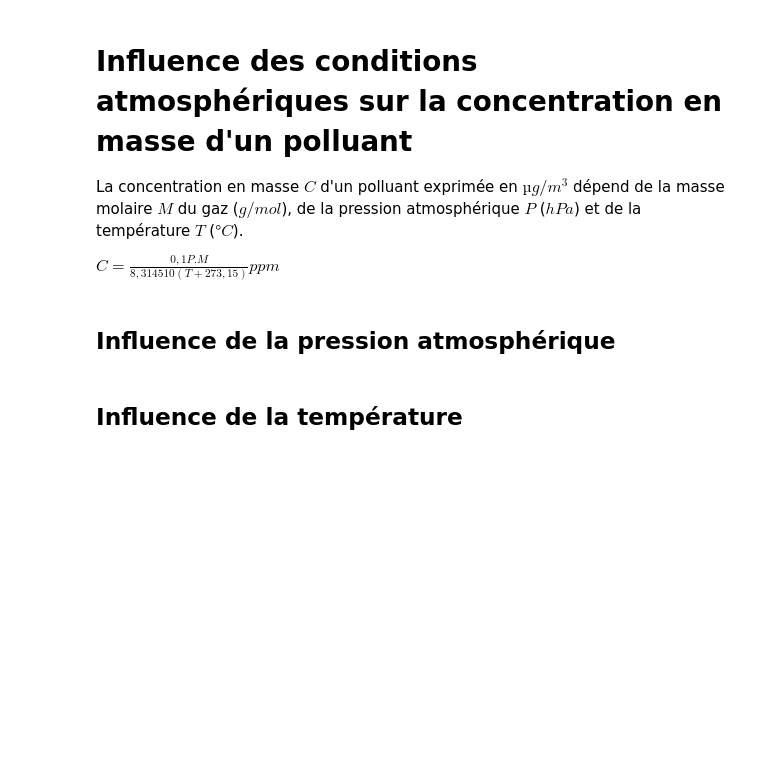
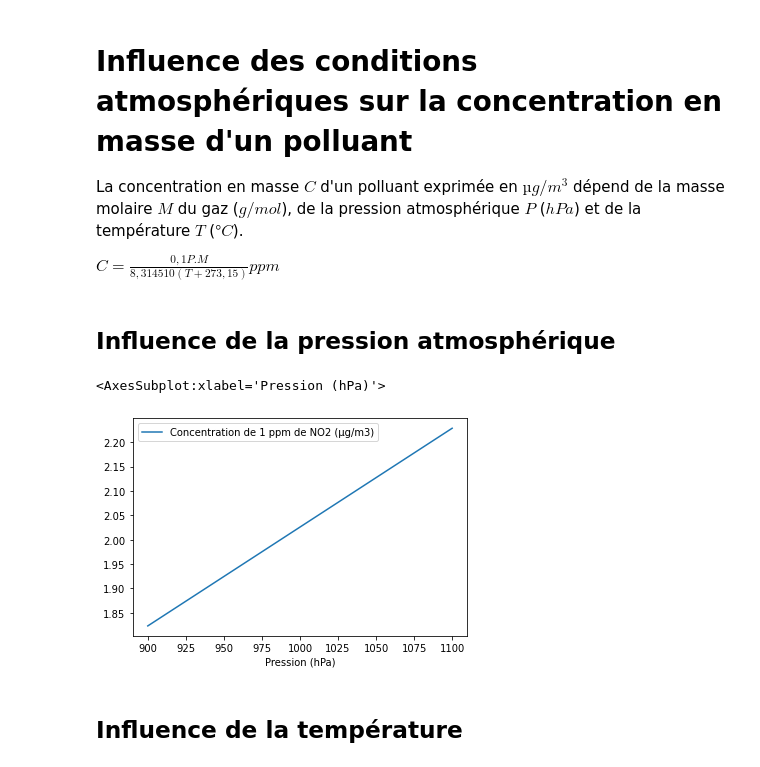
Before and after one commit to oliviernocent/AEROLAB, a Jupyter notebook: reports/mass_concentration.ipynb, the cells around one changed output. Saved outputs shown, nothing was run; the diff lists cells and outputs as text; code cells hidden in the pictures; blank space fills up the shorter version.

Commit message:
Moved to matplotlib to embed bitmap charts

```diff
--- a/reports/mass_concentration.ipynb
+++ b/reports/mass_concentration.ipynb
@@ -27,19 +27,18 @@ def ppm_to_mass(ppm, temperature, pressure, molar_mass):
 # %%
 import numpy as np
 import pandas as pd
-import plotly.express as px
-import plotly.io as pio
-
-pio.renderers.default = 'browser'
+import matplotlib.pyplot as plt
 
 c = []
 for p in range(900, 1101, 10):
     c.append(ppm_to_mass(1, 0, p, 46.01))
 
 df = pd.DataFrame(data={'Pression (hPa)': range(900, 1101, 10), 'Concentration de 1 ppm de NO2 (µg/m3)': c})
 
-fig = px.line(df, x='Pression (hPa)', y='Concentration de 1 ppm de NO2 (µg/m3)')
-fig.show()
+df.plot(x='Pression (hPa)', y='Concentration de 1 ppm de NO2 (µg/m3)')
+# %% [output]
+<AxesSubplot:xlabel='Pression (hPa)'>
+[figure, added]
 # %% [markdown]
 ## Influence de la température
 # %%
```
Also changed, not shown: parts of 1 cell of this notebook.
